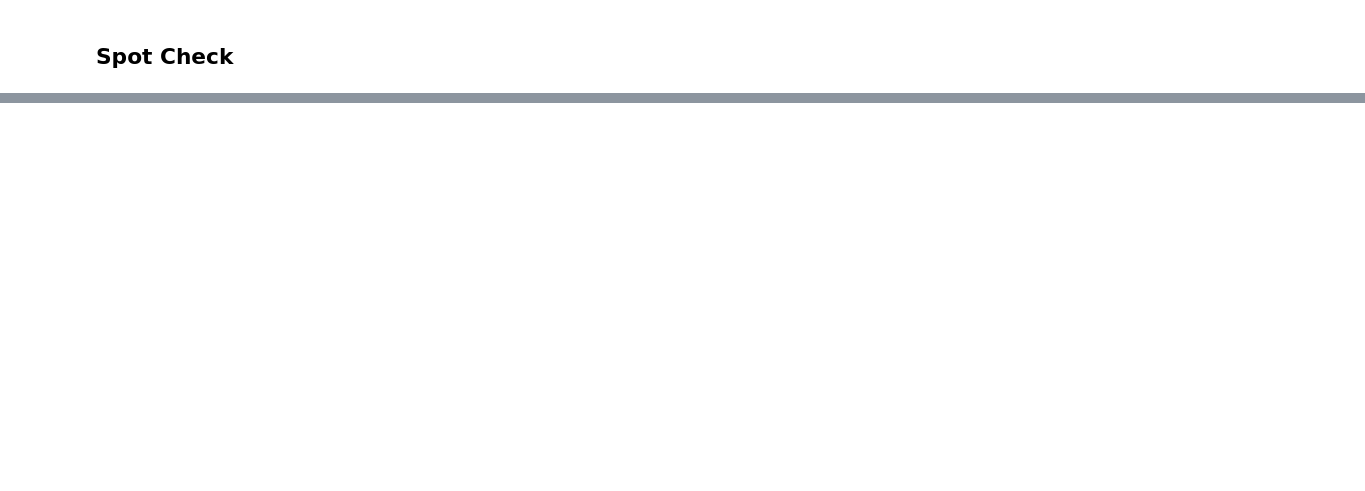
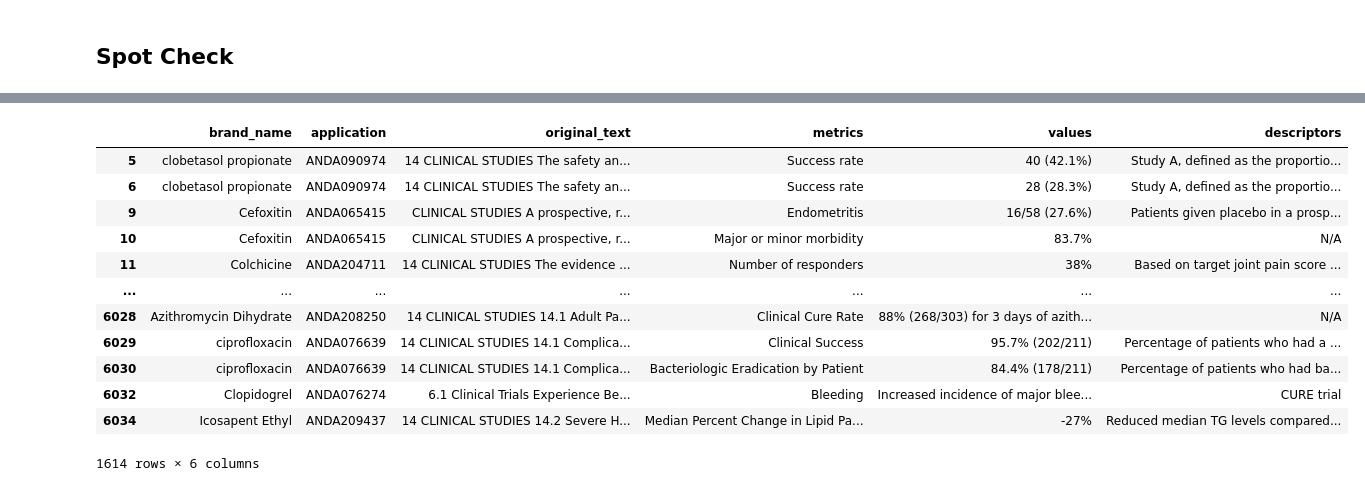
Before and after one commit to GenomicMedLab/fda-nlp, a Jupyter notebook: DGIdb/random-test/process-data.ipynb, the cells around one changed output, grey strips where cells are left out. Saved outputs shown, nothing was run; the diff lists cells and outputs as text; code cells hidden in the pictures; blank space fills up the shorter version.

```diff
--- a/DGIdb/random-test/process-data.ipynb
+++ b/DGIdb/random-test/process-data.ipynb
@@ -267,0 +261,16 @@ Sleep latency : Reduced
+# %%
+data_format2[data_format2['values'].str.contains('%')==True]
+# %% [output]
+|  | brand_name | application | original_text | metrics | values | descriptors |
+| 5 | clobetasol propionate | ANDA090974 | 14 CLINICAL STUDIES The safety an... | Success rate | 40 (42.1%) | Study A, defined as the proportio... |
+| 6 | clobetasol propionate | ANDA090974 | 14 CLINICAL STUDIES The safety an... | Success rate | 28 (28.3%) | Study A, defined as the proportio... |
+| 9 | Cefoxitin | ANDA065415 | CLINICAL STUDIES A prospective, r... | Endometritis | 16/58 (27.6%) | Patients given placebo in a prosp... |
+| 10 | Cefoxitin | ANDA065415 | CLINICAL STUDIES A prospective, r... | Major or minor morbidity | 83.7% | N/A |
+| 11 | Colchicine | ANDA204711 | 14 CLINICAL STUDIES The evidence ... | Number of responders | 38% | Based on target joint pain score ... |
+| ... | ... | ... | ... | ... | ... | ... |
+| 6028 | Azithromycin Dihydrate | ANDA208250 | 14 CLINICAL STUDIES 14.1 Adult Pa... | Clinical Cure Rate | 88% (268/303) for 3 days of azith... | N/A |
+| 6029 | ciprofloxacin | ANDA076639 | 14 CLINICAL STUDIES 14.1 Complica... | Clinical Success | 95.7% (202/211) | Percentage of patients who had a ... |
+| 6030 | ciprofloxacin | ANDA076639 | 14 CLINICAL STUDIES 14.1 Complica... | Bacteriologic Eradication by Patient | 84.4% (178/211) | Percentage of patients who had ba... |
+| 6032 | Clopidogrel | ANDA076274 | 6.1 Clinical Trials Experience Be... | Bleeding | Increased incidence of major blee... | CURE trial |
+| 6034 | Icosapent Ethyl | ANDA209437 | 14 CLINICAL STUDIES 14.2 Severe H... | Median Percent Change in Lipid Pa... | -27% | Reduced median TG levels compared... |
+1614 rows × 6 columns
```
Also changed, not shown: parts of 12 cells of this notebook, 2 other files.
